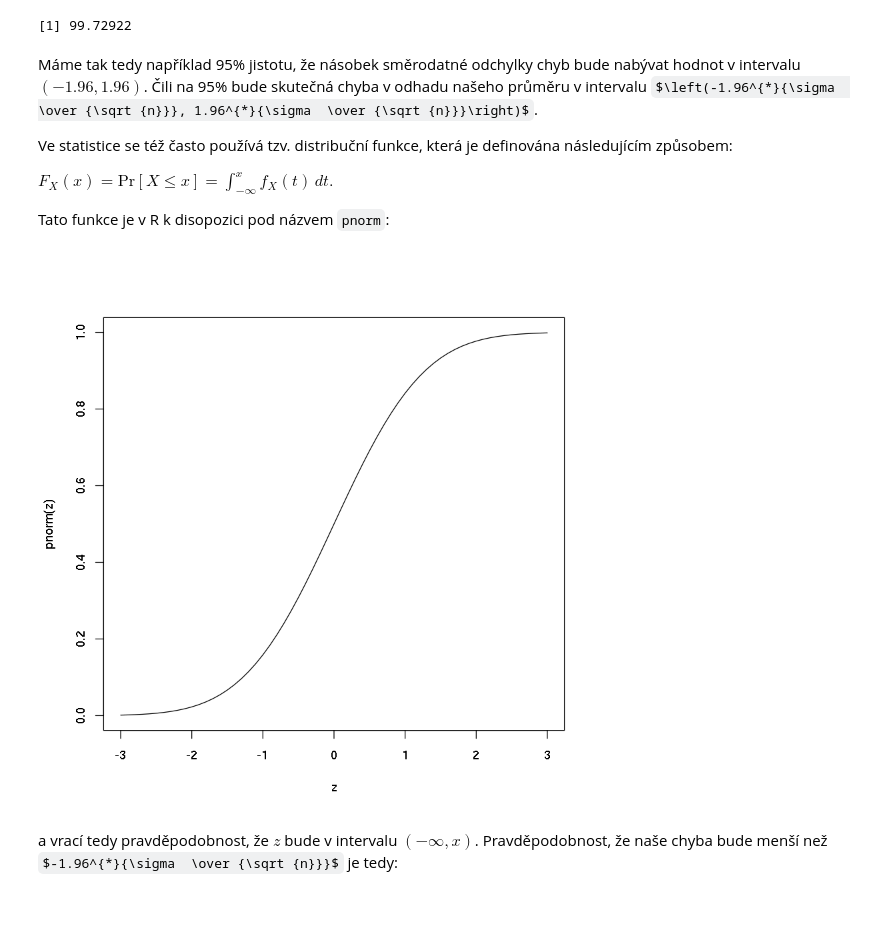
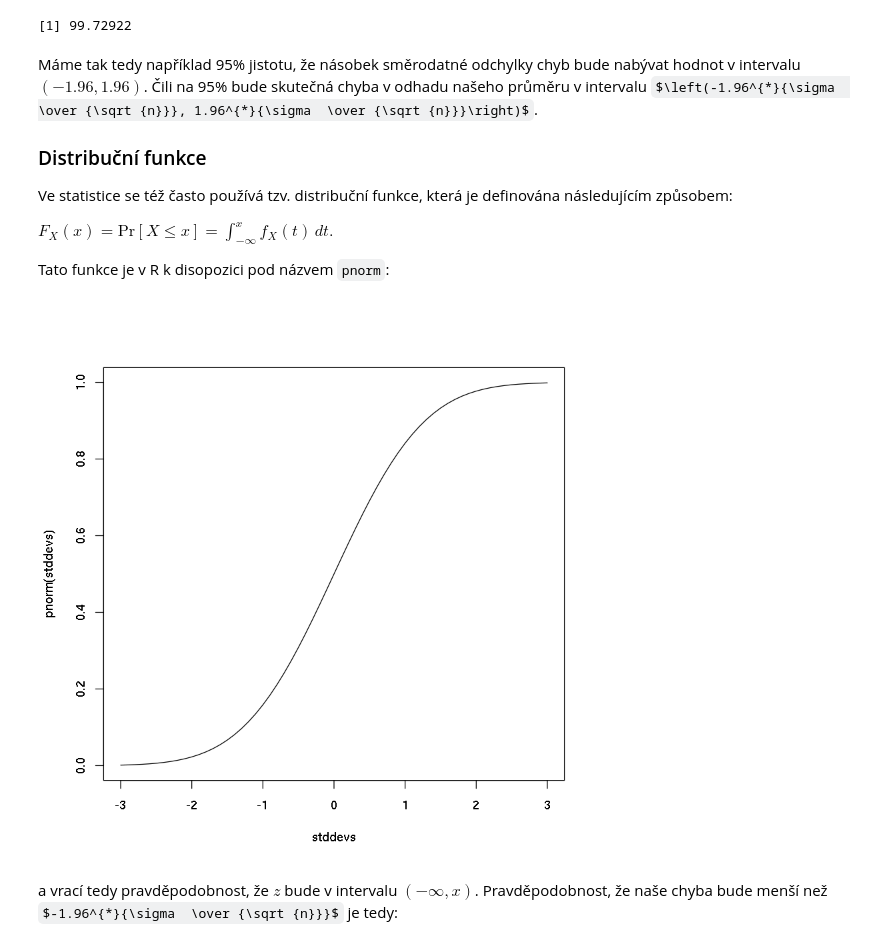
Before and after one commit to lich-uct/r_tutorial, a Jupyter notebook: 07/07.ipynb, the cells around one changed output. Cells and saved outputs as stored; diff of their text form; code cells hidden in the pictures; some formulas as TeX source; blank space fills up the shorter version.

```diff
--- a/07/07.ipynb
+++ b/07/07.ipynb
@@ -89,4 +93,4 @@ $z$ je vlastně počet směrodatných odchylek chyb od jejich průměrné hodnot
 # %%
-z <- seq(-3, 3, 0.1)
-plot(z, dnorm(z))
+stddevs <- seq(-3, 3, 0.1) # násobek směrodatné dochylky
+plot(stddevs, dnorm(stddevs))
 # %% [output]
@@ -147,6 +152,8 @@ integrate(-3, 3, 100, dnorm) * 100
 [1] 99.72922
 # %% [markdown]
 Máme tak tedy například 95% jistotu, že násobek směrodatné odchylky chyb bude nabývat hodnot v intervalu $\left(-1.96, 1.96\right)$. Čili na 95% bude skutečná chyba v odhadu našeho průměru v intervalu $\left(-1.96^{*}{\sigma  \over {\sqrt {n}}}, 1.96^{*}{\sigma  \over {\sqrt {n}}}\right)$.
+
+### Distribuční funkce
 
 Ve statistice se též často používá tzv. distribuční funkce, která je definována následujícím způsobem:
 
@@ -154,9 +161,9 @@ $F_{X}(x)=\mathrm {Pr} [X\leq x]=\int _{-\infty }^{x}f_{X}(t)\,dt.$
 
 Tato funkce je v R k disopozici pod názvem `pnorm`:
 # %%
-plot(z, pnorm(z), type = 'l')
+plot(stddevs, pnorm(stddevs), type = 'l')
 # %% [output]
-[figure, old version]
+[figure, new version]
 # %% [markdown]
 a vrací tedy pravděpodobnost, že $z$ bude v intervalu $\left(-\infty, x\right)$. Pravděpodobnost, že naše chyba bude menší než $-1.96^{*}{\sigma  \over {\sqrt {n}}}$ je tedy:
 # %%
```
Also changed, not shown: parts of 17 cells of this notebook.
